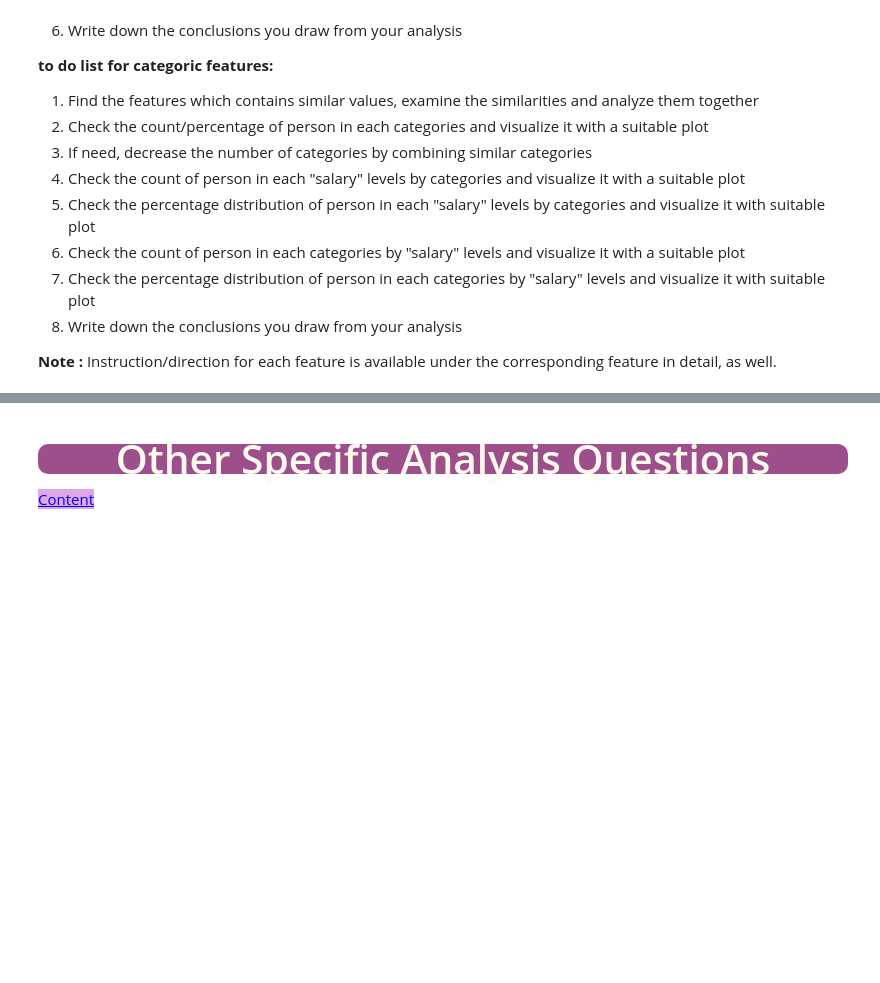
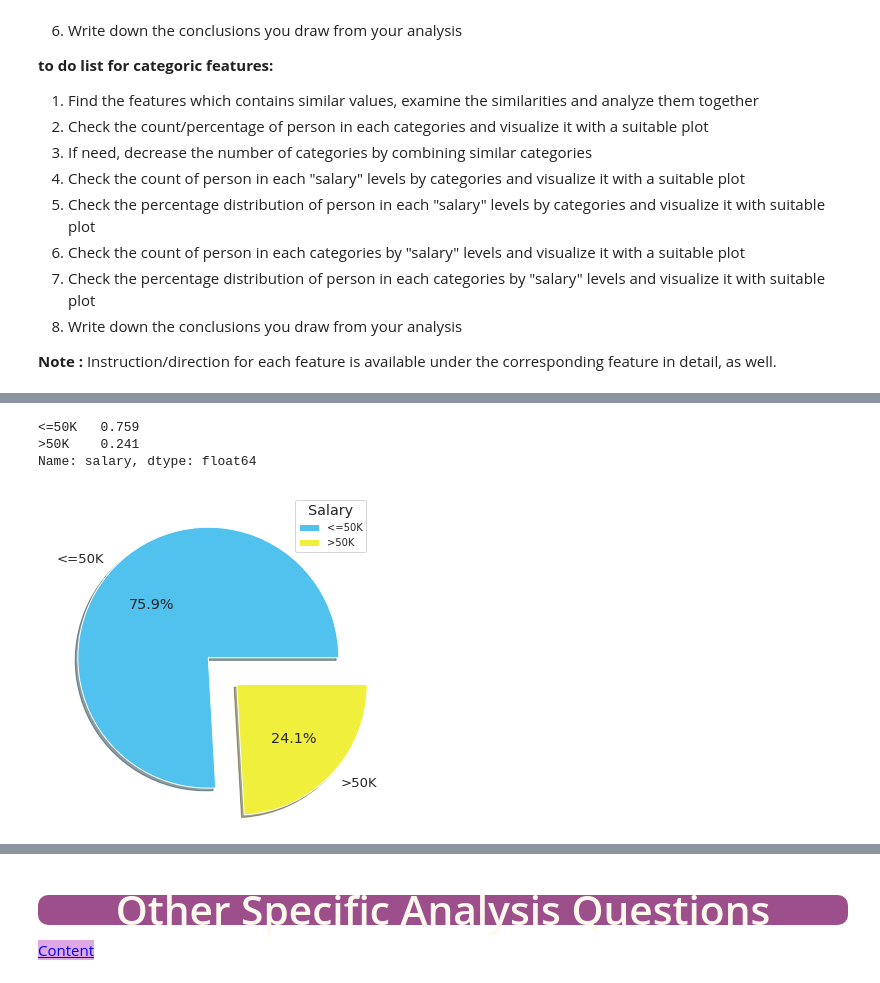
Before and after one commit to MK2709/DS11-assigments, a Jupyter notebook: DA_DVwPy_EDA_Project_(Analyze_US_Citizens)_D1461_Metin_V02.ipynb, the cells around one changed output, grey strips where cells are left out. Cells and saved outputs as stored; diff of their text form; code cells hidden in the pictures; blank space fills up the shorter version.

```diff
--- a/DA_DVwPy_EDA_Project_(Analyze_US_Citizens)_D1461_Metin_V02.ipynb
+++ b/DA_DVwPy_EDA_Project_(Analyze_US_Citizens)_D1461_Metin_V02.ipynb
@@ -255,0 +432,19 @@ Examine all features (first target feature("salary"), then numeric ones, lastly
+# %%
+df.salary.value_counts(normalize=True)
+# %% [output]
+<=50K   0.759
+>50K    0.241
+Name: salary, dtype: float64
+# %%
+plt.figure(figsize=(10,6))
+salary_values=df.salary.value_counts(normalize=True).values
+salary_labels=df.salary.value_counts(normalize=True).index
+explode=[0,0.3]
+plt.pie(salary_values,labels=salary_labels,
+        explode=explode,
+        autopct='%1.1f%%',
+        shadow=True,
+        colors=["#51c1ed","#f0f03c"])
+plt.legend(title="Salary",fontsize=10);
+# %% [output]
+[figure, added]
```
Also changed, not shown: parts of 22 cells of this notebook.
